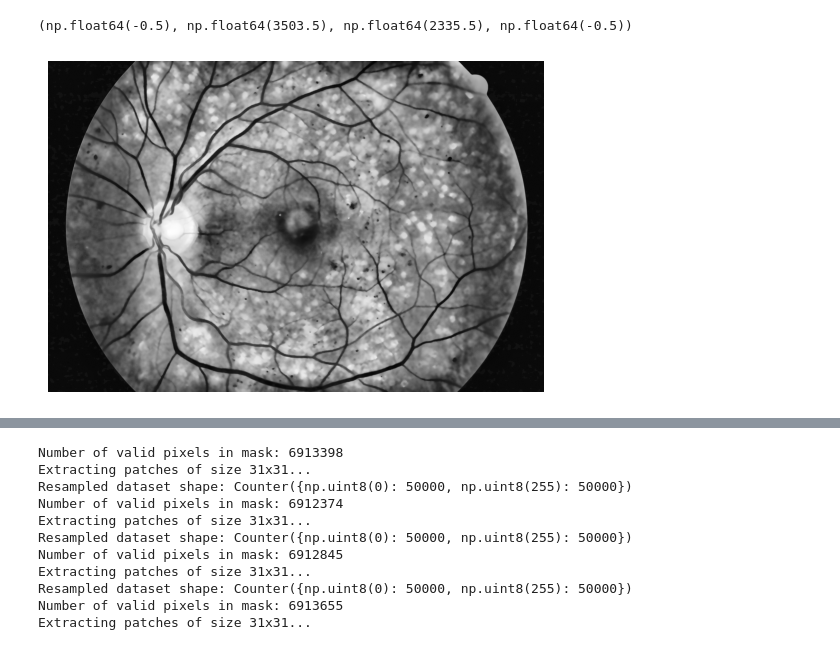
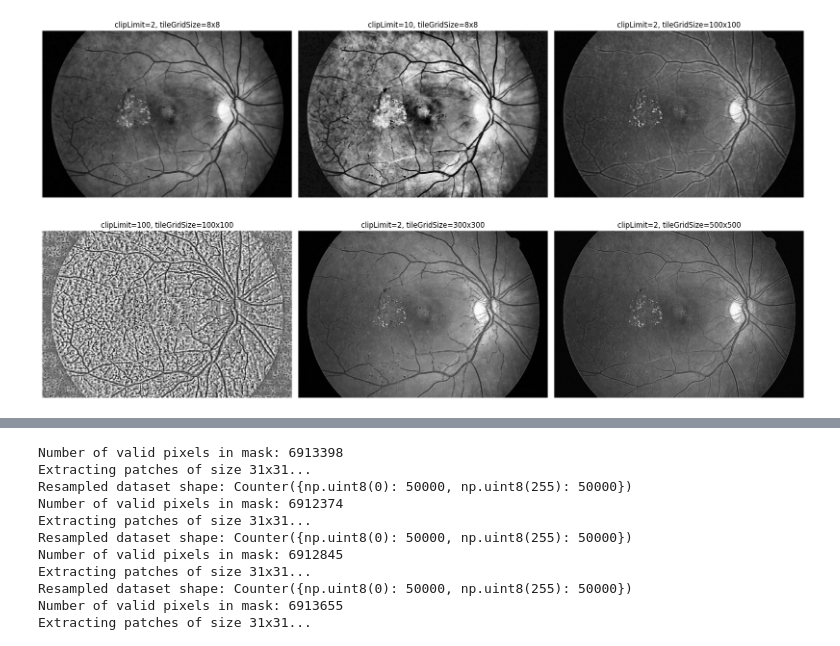
Before and after one commit to dysnomya/retinal-fundus-vessel-detection, a Jupyter notebook: dno_oka.ipynb, the cells around one changed output, grey strips where cells are left out. Cells and saved outputs as stored; diff of their text form; code cells hidden in the pictures.

```diff
--- a/dno_oka.ipynb
+++ b/dno_oka.ipynb
@@ -102,14 +110,33 @@ plt.axis('off')
 # %%
-# clahe = cv2.createCLAHE(clipLimit=8.0, tileGridSize=(128, 128))
+def apply_clahe(image):
+    clahe = cv2.createCLAHE(clipLimit=2.0, tileGridSize=(300, 300))
 
-def apply_clahe(image):
-    clahe = cv2.createCLAHE(clipLimit=8.0)
+    # clahe = cv2.createCLAHE(clipLimit=8.0, tileGridSize=(128, 128))
+
     equalized = clahe.apply(image.astype(np.uint8))
     return equalized
 
-equalized = apply_clahe(noise_removed)
-plt.imshow(equalized, cmap='gray')
-plt.axis('off')
+
+clahe_params = [
+    (2, (8, 8)),
+    (10, (8, 8)),
+    (2, (100, 100)),
+    (100, (100, 100)),
+    (2, (300, 300)),
+    (2, (500, 500)),
+]
+
+fig, axes = plt.subplots(2, 3, figsize=(18, 10))
+axes = axes.flatten()
+
+for idx, (clip, grid) in enumerate(clahe_params):
+    clahe = cv2.createCLAHE(clipLimit=clip, tileGridSize=grid)
+    result = clahe.apply(noise_removed.astype(np.uint8))
+    axes[idx].imshow(result, cmap='gray')
+    axes[idx].set_title(f'clipLimit={clip}, tileGridSize={grid[0]}x{grid[1]}')
+    axes[idx].axis('off')
+
+plt.tight_layout()
+plt.show()
 # %% [output]
-(np.float64(-0.5), np.float64(3503.5), np.float64(2335.5), np.float64(-0.5))
-[figure, old version]
+[figure, new version]
```
Also changed, not shown: parts of 17 cells of this notebook.
